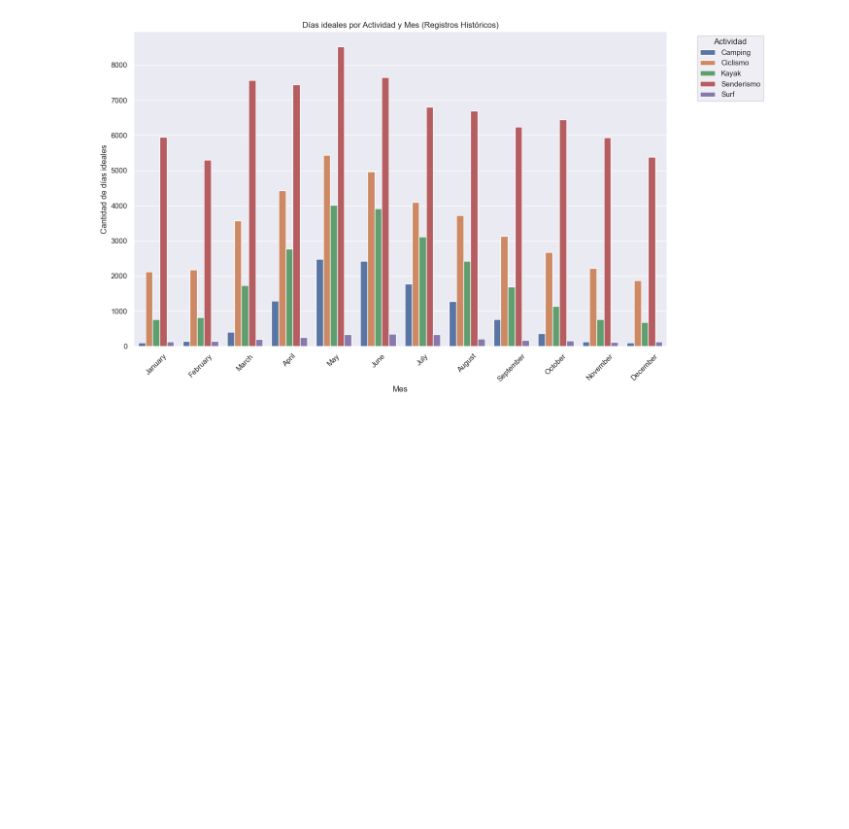
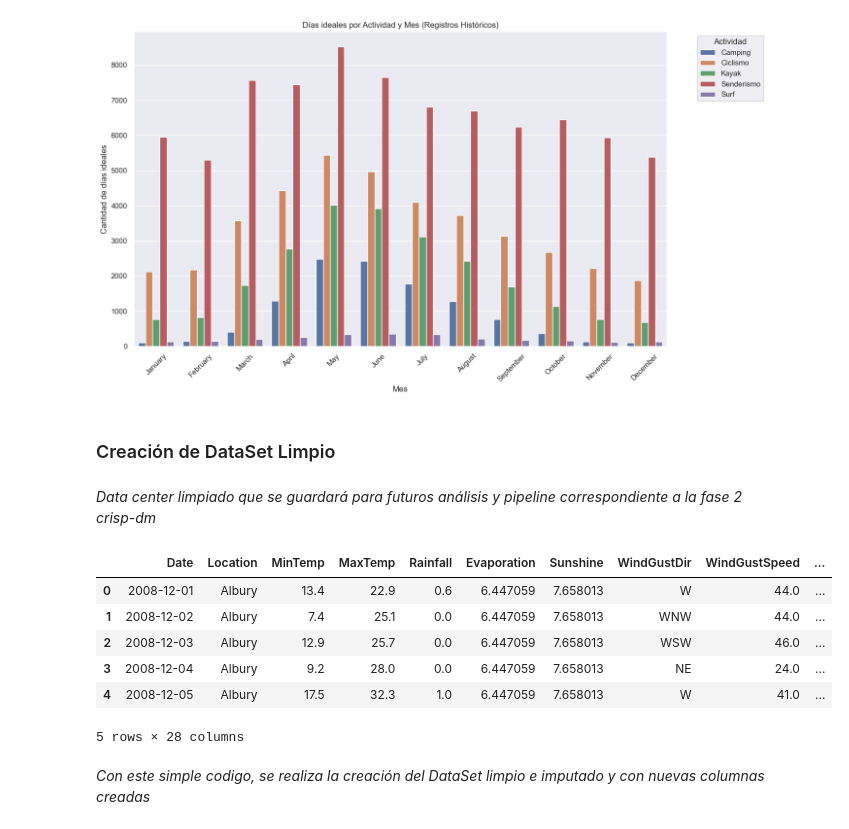
Before and after one commit to Manolowo/MineriadeDatos_Meteorologia, a Jupyter notebook: commonwealth/notebooks/CRISP-DM.ipynb, the cells around one changed output. Saved outputs shown, nothing was run; the diff lists cells and outputs as text; code cells hidden in the pictures; blank space fills up the shorter version.

Commit message:
Creación de 02_intermediate CSV
Se realizó la creación de weatherAUS_Imputado.csv. Dataset creado desde el notebook CRISP-DM posterior a una limpieza e imputación bastante detallada.

```diff
--- a/commonwealth/notebooks/CRISP-DM.ipynb
+++ b/commonwealth/notebooks/CRISP-DM.ipynb
@@ -804,3 +804,19 @@ plt.tight_layout()
 plt.show()
 # %% [output]
 [figure]
+# %% [markdown]
+### Creación de DataSet Limpio
+# %% [markdown]
+_Data center limpiado que se guardará para futuros análisis y pipeline correspondiente a la fase 2 crisp-dm_
+# %%
+df.head()
+# %% [output]
+|  | Date | Location | MinTemp | MaxTemp | Rainfall | Evaporation | Sunshine | WindGustDir | WindGustSpeed | ... |
+| 0 | 2008-12-01 | Albury | 13.4 | 22.9 | 0.6 | 6.447059 | 7.658013 | W | 44.0 | ... |
+| 1 | 2008-12-02 | Albury | 7.4 | 25.1 | 0.0 | 6.447059 | 7.658013 | WNW | 44.0 | ... |
+| 2 | 2008-12-03 | Albury | 12.9 | 25.7 | 0.0 | 6.447059 | 7.658013 | WSW | 46.0 | ... |
+| 3 | 2008-12-04 | Albury | 9.2 | 28.0 | 0.0 | 6.447059 | 7.658013 | NE | 24.0 | ... |
+| 4 | 2008-12-05 | Albury | 17.5 | 32.3 | 1.0 | 6.447059 | 7.658013 | W | 41.0 | ... |
+5 rows × 28 columns
+# %% [markdown]
+_Con este simple codigo, se realiza la creación del DataSet limpio e imputado y con nuevas columnas creadas_
```
Also changed, not shown: parts of 1 cell of this notebook, 1 other file.
